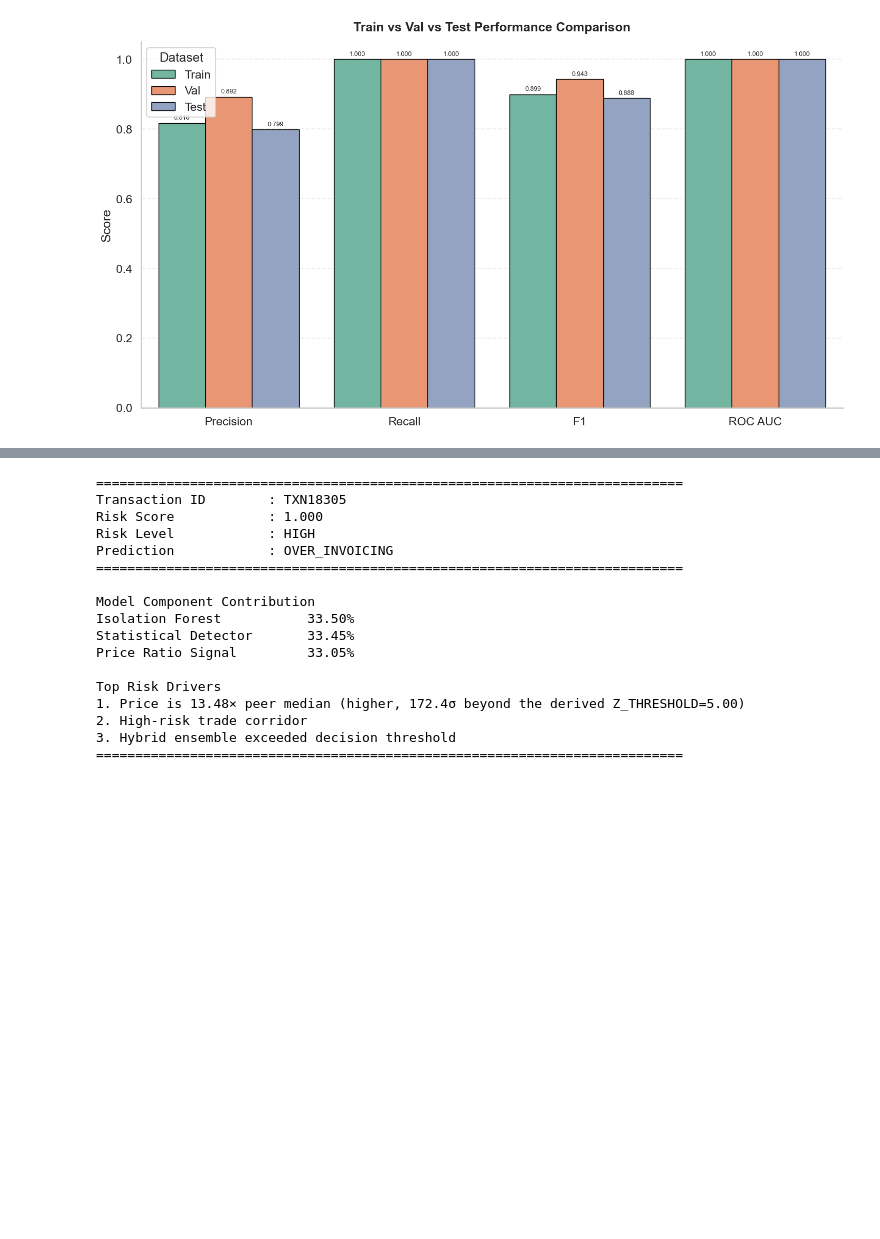
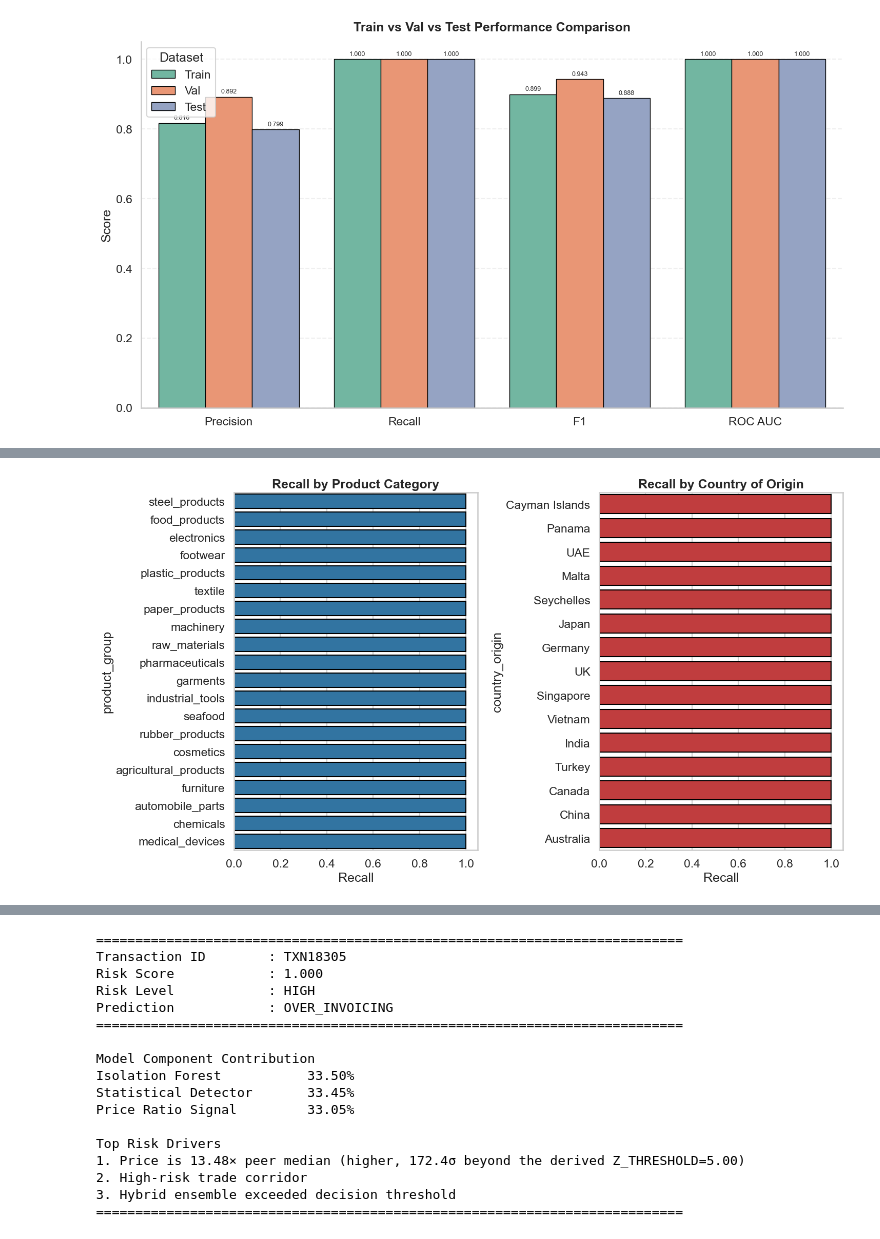
Before and after one commit to FullStackAnalyst/Data-Engineering, a Jupyter notebook: PYTHON/TBML.ipynb, the cells around one changed output, grey strips where cells are left out. Cells and saved outputs as stored; diff of their text form; code cells hidden in the pictures; blank space fills up the shorter version.

```diff
--- a/PYTHON/TBML.ipynb
+++ b/PYTHON/TBML.ipynb
@@ -1990,0 +2166,78 @@ plt.show()
+# %%
+# ───────────────────────────────────────────────────────────────────────────
+# Diagnostic 9 — Segment-Level Performance (Product Category & Country)
+# ───────────────────────────────────────────────────────────────────────────
+
+test_df = df.loc[test_mask].copy()
+test_df["y_true"] = y[test_mask]
+test_df["y_pred"] = pred[test_mask]
+
+
+def _segment_metrics(group_col):
+    rows = []
+    for seg, g in test_df.groupby(group_col):
+        n = len(g)
+        n_pos = int(g["y_true"].sum())
+        prec = precision_score(g["y_true"], g["y_pred"], zero_division=0)
+        rec = recall_score(g["y_true"], g["y_pred"], zero_division=0)
+        rows.append(
+            {
+                group_col: seg,
+                "n_transactions": n,
+                "n_actual_fraud": n_pos,
+                "precision": prec,
+                "recall": rec,
+            }
+        )
+    return pd.DataFrame(rows).sort_values("n_actual_fraud", ascending=False)
+
+
+by_category = _segment_metrics("product_group")
+by_country = _segment_metrics("country_origin")
+
+print("=" * 70)
+print("  SEGMENT-LEVEL PERFORMANCE — Product Category (Test Split)")
+print("=" * 70)
+print(by_category.to_string(index=False))
+
+print("\n" + "=" * 70)
+print("  SEGMENT-LEVEL PERFORMANCE — Country of Origin (Test Split)")
+print("=" * 70)
+print(by_country.to_string(index=False))
+
+print(
+    "\nNote: segments with n_actual_fraud = 0 show recall = 0/0 → reported as 0.0 "
+    "(zero_division=0); this reflects no positive examples in that segment within "
+    "this test split, not a genuine detection failure."
+)
+
+# ───────── Visualization: Recall by Category (the metric that matters most, F2) ─────────
+fig, axes = plt.subplots(1, 2, figsize=(15, 15 * 9 / 16))
+
+sns.barplot(
+    data=by_category,
+    y="product_group",
+    x="recall",
+    color="#1F77B4",
+    edgecolor="black",
+    ax=axes[0],
+)
+axes[0].set_title("Recall by Product Category", fontweight="bold")
+axes[0].set_xlim(0, 1.05)
+axes[0].set_xlabel("Recall")
+
+sns.barplot(
+    data=by_country,
+    y="country_origin",
+    x="recall",
+    color="#D62728",
+    edgecolor="black",
+    ax=axes[1],
+)
+axes[1].set_title("Recall by Country of Origin", fontweight="bold")
+axes[1].set_xlim(0, 1.05)
+axes[1].set_xlabel("Recall")
+
+plt.tight_layout()
+plt.show()
+# %% [output]
@@ -1990,0 +2261 @@ plt.show()
+[figure, added]
```
Also changed, not shown: parts of 17 cells of this notebook.
